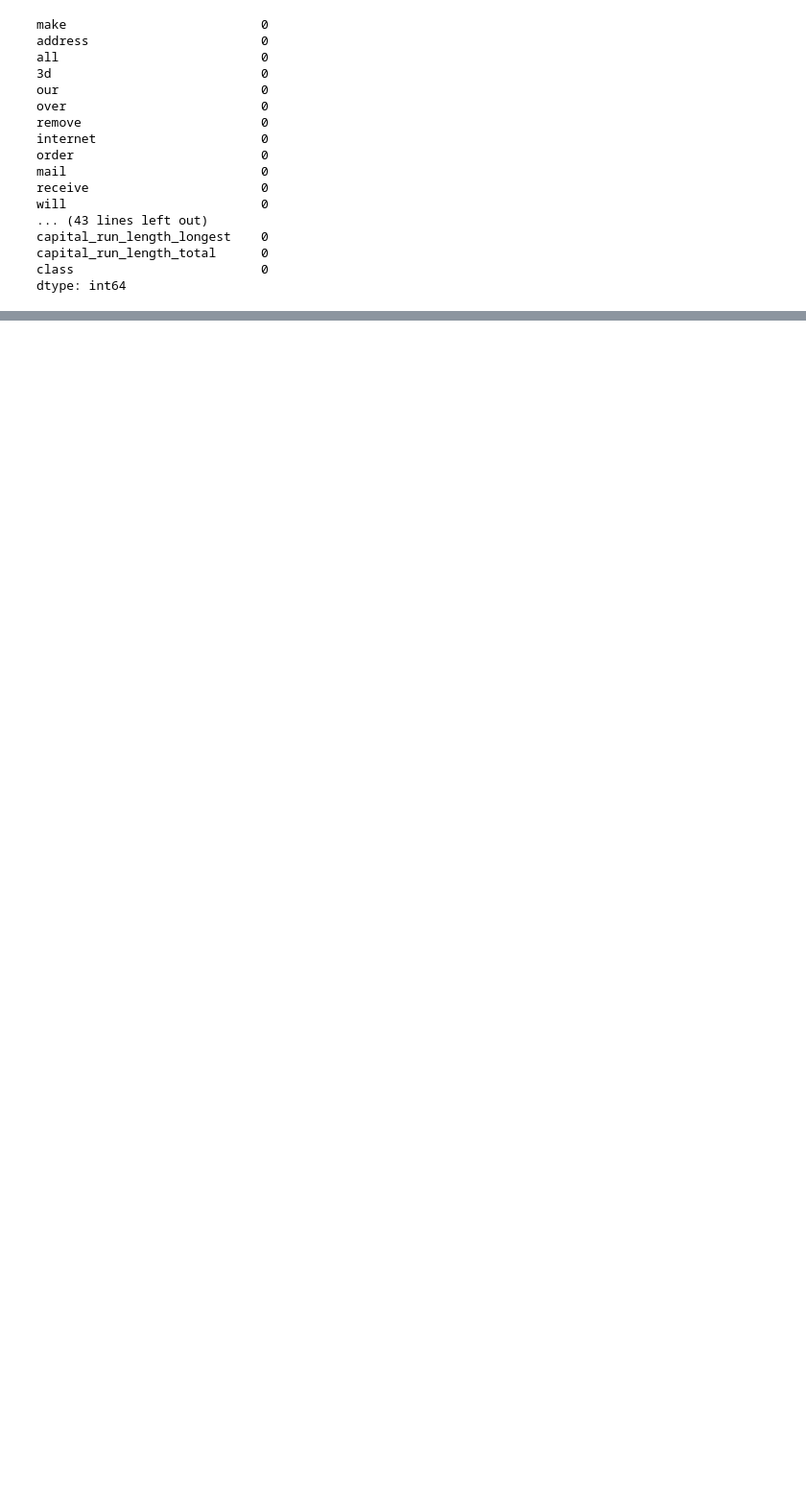
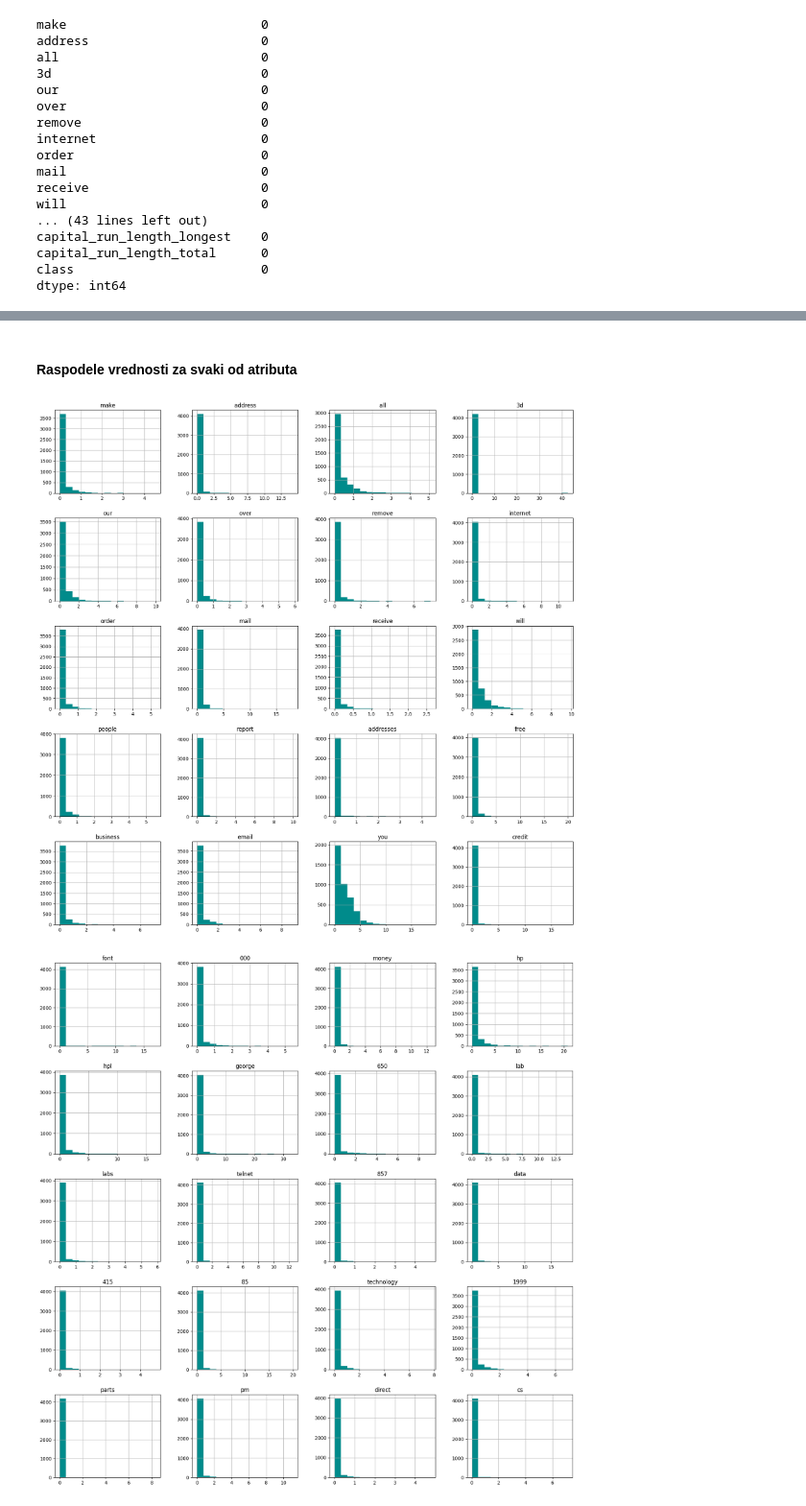
Before and after one commit to MATF-istrazivanje-podataka-1/2023_Data_Mining_Spam_emails_Dataset, a Jupyter notebook: models/classification/decision_trees.ipynb, the cells around one changed output, grey strips where cells are left out. Shown at 96% size. Saved outputs shown, nothing was run; the diff lists cells and outputs as text; code cells hidden in the pictures; blank space fills up the shorter version.

```diff
--- a/models/classification/decision_trees.ipynb
+++ b/models/classification/decision_trees.ipynb
@@ -362,0 +174,12 @@ snd_estimator = GridSearchCV(DecisionTreeClassifier(), param_grid= params)
+# %%
+def plot_histograms():
+    _ = pd.DataFrame.hist(data, column= data.columns[:20], grid= True, figsize= (20, 20), color= 'darkcyan', bins= 15)
+    _ = pd.DataFrame.hist(data, column= data.columns[21:41], grid= True, figsize= (20, 20), color= 'darkcyan', bins= 15)
+    _ = pd.DataFrame.hist(data, column= data.columns[42:57], grid= True, figsize= (20, 20), color= 'darkcyan', bins= 15)
+# %% [markdown]
+#### Raspodele vrednosti za svaki od atributa
+# %%
+plot_histograms()
+# %% [output]
+[figure, added]
+[figure, added]
```
Also changed, not shown: parts of 208 cells of this notebook, 7 other files.
